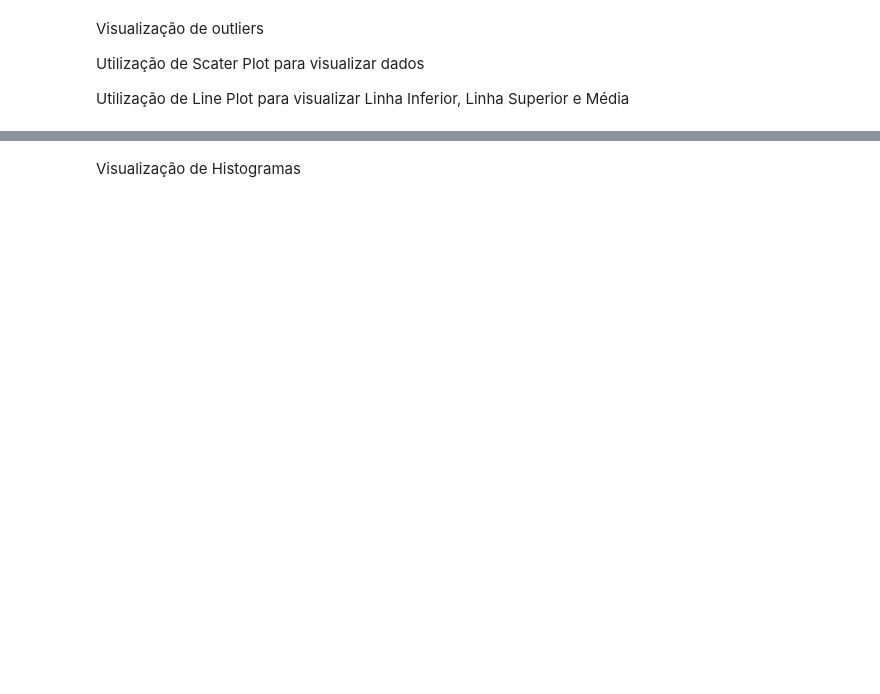
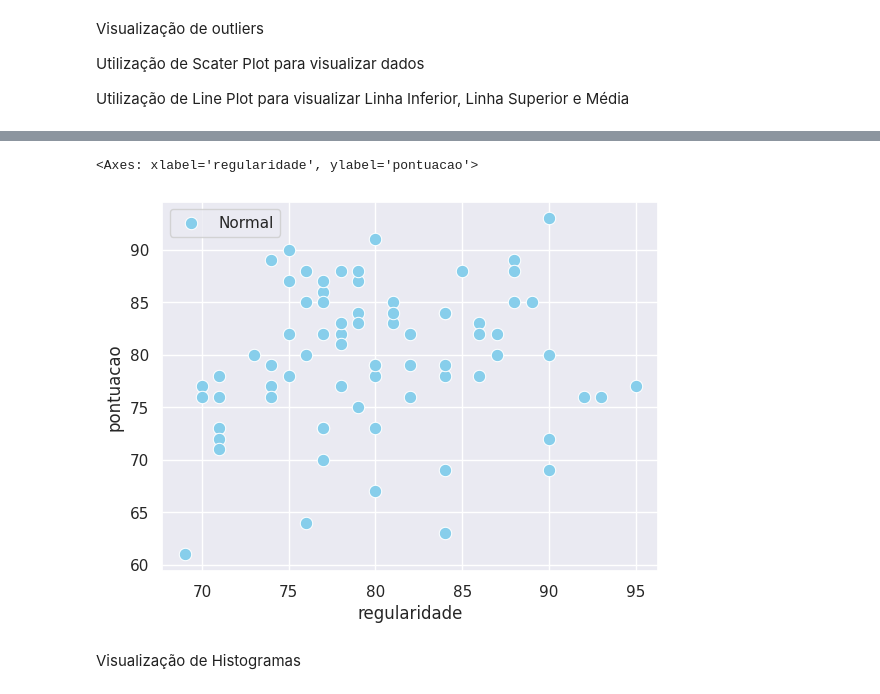
Before and after one commit to kylesonev/sleep_analysis, a Jupyter notebook: notebook/02_eda.ipynb, the cells around one changed output, grey strips where cells are left out. Saved outputs shown, nothing was run; the diff lists cells and outputs as text; code cells hidden in the pictures; blank space fills up the shorter version.

```diff
--- a/notebook/02_eda.ipynb
+++ b/notebook/02_eda.ipynb
@@ -35,3 +60,14 @@ criar_scatterplot_outliers(outliers=outliers, dataframe=data, nrows=2, ncols=3)
+# %%
+sns.scatterplot(
+    x=data["regularidade"],
+    y=data["pontuacao"],
+    color="skyblue",
+    label="Normal",
+    s=80,
+)
+# %% [output]
+<Axes: xlabel='regularidade', ylabel='pontuacao'>
+[figure, added]
 # %% [markdown]
 Visualização de Histogramas
 # %%
```
Also changed, not shown: parts of 21 cells of this notebook, 3 other files.
